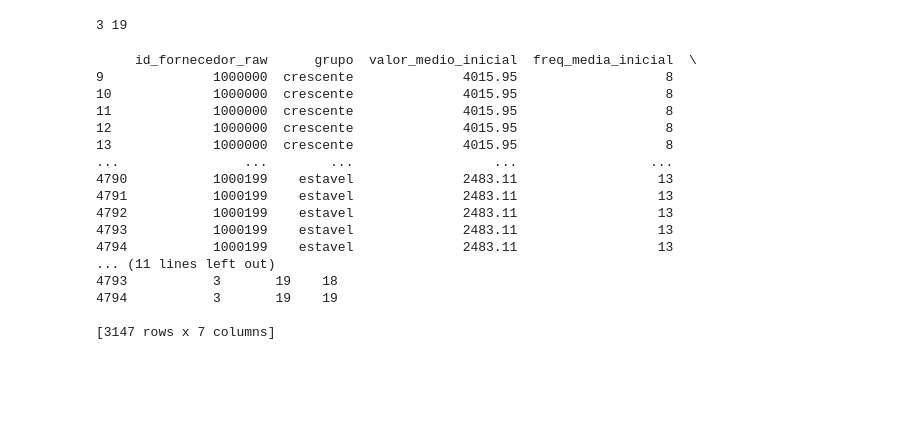
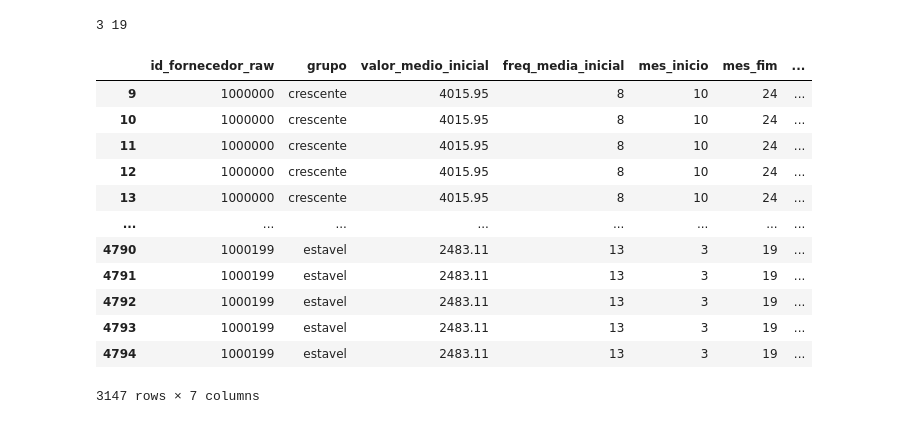
Before and after one commit to NasserSalim1/Credit-Analysis-Data-Pipeline, a Jupyter notebook: sql/dml/dados_fake.ipynb, the cells around one changed output. Drawn from its saved outputs; the diff is of its cells as text; code cells hidden in the pictures; blank space fills up the shorter version.

```diff
--- a/sql/dml/dados_fake.ipynb
+++ b/sql/dml/dados_fake.ipynb
@@ -76,29 +76,28 @@ print(mes_inicio, mes_fim)
 # %% [output]
 3 19
 # %%
-df_calendario = pd.DataFrame({'data': pd.RangeIndex(start=1, stop=25, step=1)})
+df_meses = pd.DataFrame({'mes_pagamento': pd.RangeIndex(start=1, stop=25, step=1)})
 
-merge_df = df_fornecedores.merge(df_calendario, how='cross')
+df_fornecedor_mes_completo = df_fornecedores.merge(df_meses, how='cross')
 
-model_temporal = merge_df.loc[(merge_df['data']>=merge_df['mes_inicio']) & (merge_df['data']<=merge_df['mes_fim'])]
+df_fornecedor_mes_ativo = df_fornecedor_mes_completo.loc[
+    (df_fornecedor_mes_completo['mes_pagamento']>=df_fornecedor_mes_completo['mes_inicio']) &
+    (df_fornecedor_mes_completo['mes_pagamento']<=df_fornecedor_mes_completo['mes_fim'])
+]
 
-print(model_temporal)
+display(df_fornecedor_mes_ativo)
 # %% [output]
+|  | id_fornecedor_raw | grupo | valor_medio_inicial | freq_media_inicial | mes_inicio | mes_fim | ... |
+| 9 | 1000000 | crescente | 4015.95 | 8 | 10 | 24 | ... |
+| 10 | 1000000 | crescente | 4015.95 | 8 | 10 | 24 | ... |
+| 11 | 1000000 | crescente | 4015.95 | 8 | 10 | 24 | ... |
+| 12 | 1000000 | crescente | 4015.95 | 8 | 10 | 24 | ... |
+| 13 | 1000000 | crescente | 4015.95 | 8 | 10 | 24 | ... |
+| ... | ... | ... | ... | ... | ... | ... | ... |
+| 4790 | 1000199 | estavel | 2483.11 | 13 | 3 | 19 | ... |
+| 4791 | 1000199 | estavel | 2483.11 | 13 | 3 | 19 | ... |
+| 4792 | 1000199 | estavel | 2483.11 | 13 | 3 | 19 | ... |
+| 4793 | 1000199 | estavel | 2483.11 | 13 | 3 | 19 | ... |
+| 4794 | 1000199 | estavel | 2483.11 | 13 | 3 | 19 | ... |
-     id_fornecedor_raw      grupo  valor_medio_inicial  freq_media_inicial  \
-9              1000000  crescente              4015.95                   8
-10             1000000  crescente              4015.95                   8
-11             1000000  crescente              4015.95                   8
-12             1000000  crescente              4015.95                   8
-13             1000000  crescente              4015.95                   8
-...                ...        ...                  ...                 ...
-4790           1000199    estavel              2483.11                  13
-4791           1000199    estavel              2483.11                  13
-4792           1000199    estavel              2483.11                  13
-4793           1000199    estavel              2483.11                  13
-4794           1000199    estavel              2483.11                  13
-... (11 lines left out)
-4793           3       19    18
-4794           3       19    19
-
-[3147 rows x 7 columns]
+3147 rows × 7 columns
 # %%
```
Also changed, not shown: parts of 10 cells of this notebook.
